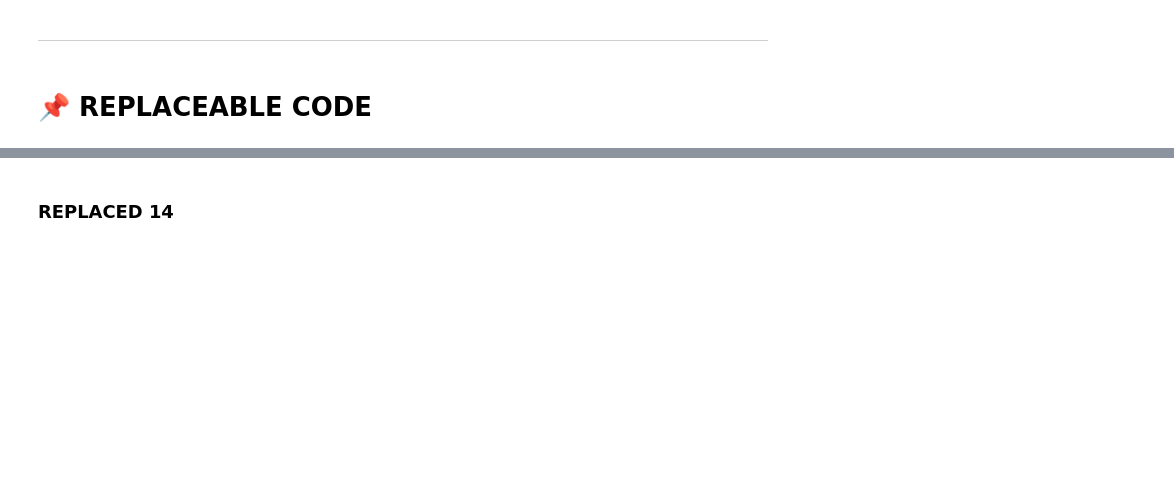
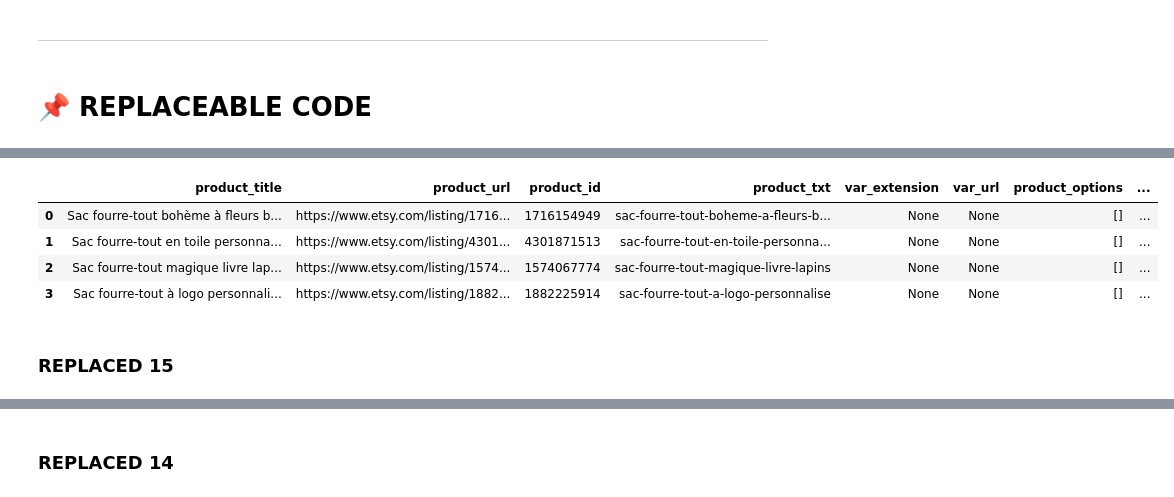
Before and after one commit to samia-boubaya/project_03-Etsy-POD-Trends, a Jupyter notebook: notebooks/SCRAPER.ipynb, the cells around one changed output, grey strips where cells are left out. Saved outputs shown, nothing was run; the diff lists cells and outputs as text; code cells hidden in the pictures; blank space fills up the shorter version.

```diff
--- a/notebooks/SCRAPER.ipynb
+++ b/notebooks/SCRAPER.ipynb
@@ -202,0 +4366,12 @@ All of the product Reviews `Comment`, `Rating`, and `Date` when each review was
+# %%
+df.head()
+
+# error handling + and no discounts current price
+# %% [output]
+|  | product_title | product_url | product_id | product_txt | var_extension | var_url | product_options | ... |
+| 0 | Sac fourre-tout bohème à fleurs b... | https://www.etsy.com/listing/1716... | 1716154949 | sac-fourre-tout-boheme-a-fleurs-b... | None | None | [] | ... |
+| 1 | Sac fourre-tout en toile personna... | https://www.etsy.com/listing/4301... | 4301871513 | sac-fourre-tout-en-toile-personna... | None | None | [] | ... |
+| 2 | Sac fourre-tout magique livre lap... | https://www.etsy.com/listing/1574... | 1574067774 | sac-fourre-tout-magique-livre-lapins | None | None | [] | ... |
+| 3 | Sac fourre-tout à logo personnali... | https://www.etsy.com/listing/1882... | 1882225914 | sac-fourre-tout-a-logo-personnalise | None | None | [] | ... |
+# %% [markdown]
+### REPLACED 15
```
Also changed, not shown: parts of 31 cells of this notebook, 11 other files.
